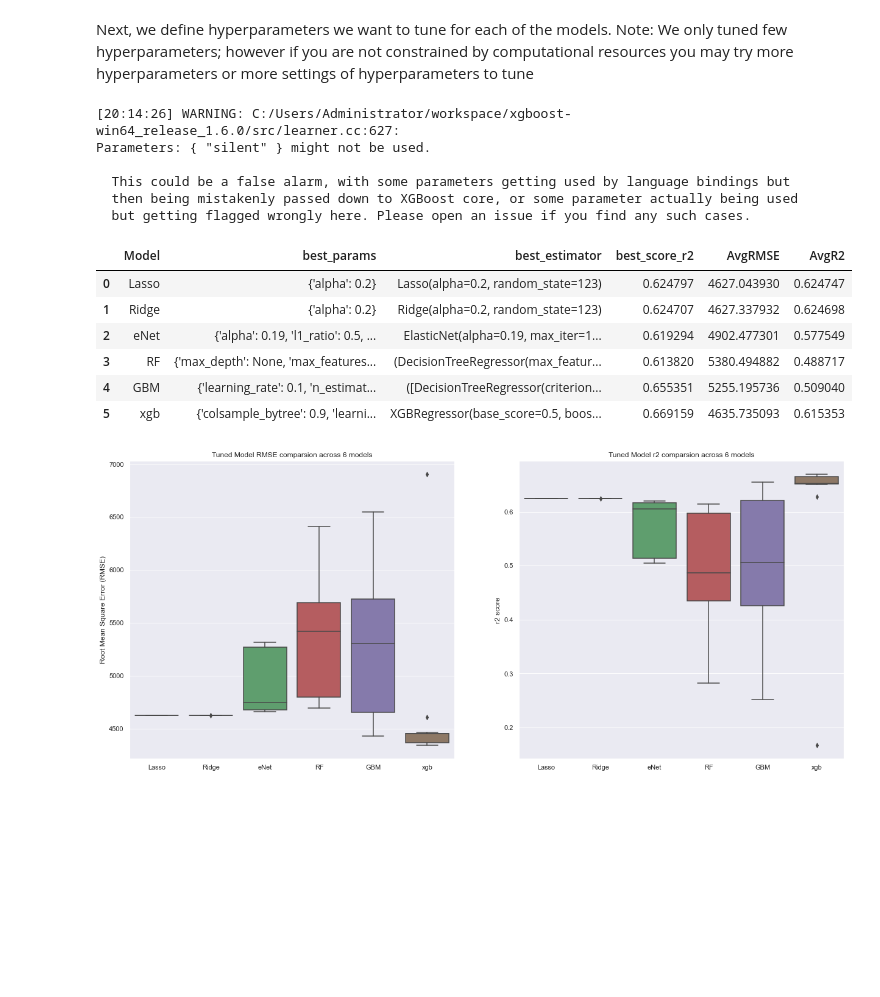
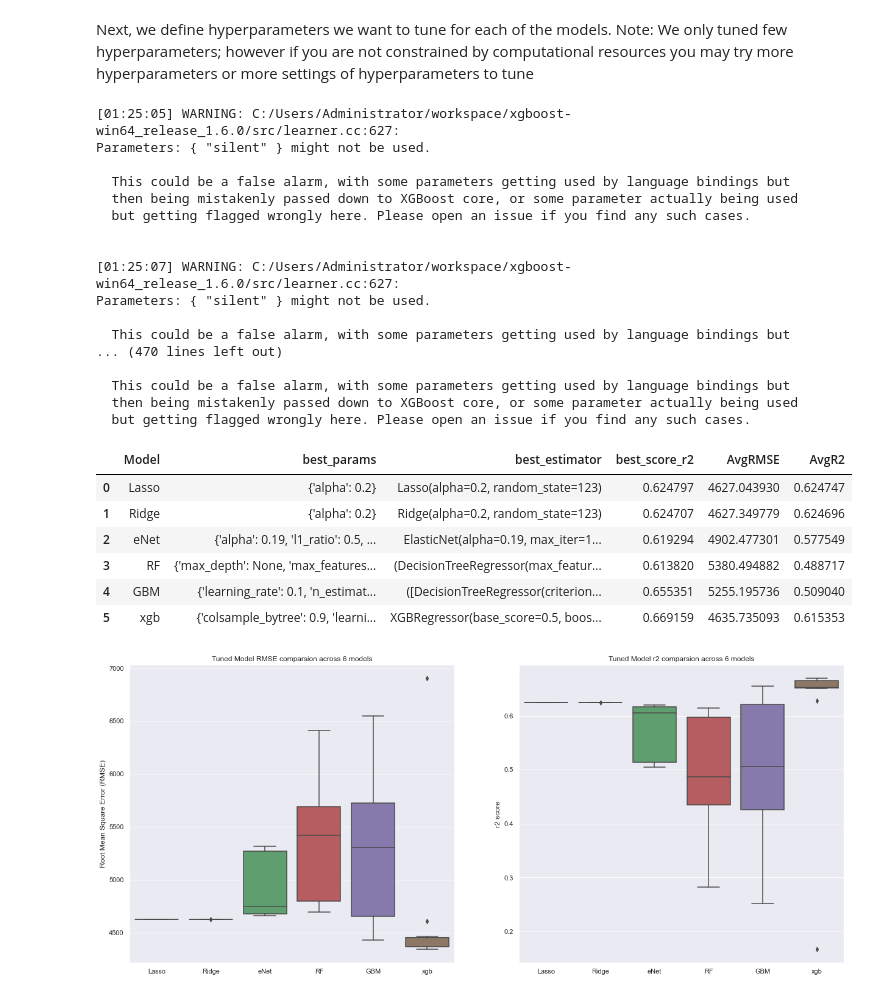
Before and after one commit to nipun-goyal/Residential-Energy-Consumption-Prediction, a Jupyter notebook: 1.0-Residential-Energy-Modeling.ipynb, the cells around one changed output. Saved outputs shown, nothing was run; the diff lists cells and outputs as text; code cells hidden in the pictures; blank space fills up the shorter version.

Commit message:
model updated

```diff
--- a/1.0-Residential-Energy-Modeling.ipynb
+++ b/1.0-Residential-Energy-Modeling.ipynb
@@ -1449,36 +1436,47 @@ param6['silent'] = [0]
 params = [param1, param2, param3, param4, param5, param6]
 names_tunedmodels = []
 best_params = []
 best_score = []
 best_estimator = []
 avg_RMSE = []
 RMSE_tunedmodels = []
 avg_R2 = []
 R2_tunedmodels = []
 for param, (name_t, model_t) in zip(params, models_tuned):
-    gridsearch = GridSearchCV(estimator = model_t, param_grid = param, scoring=scoring, cv=5, n_jobs = -1, refit = 'r2')
+    gridsearch = GridSearchCV(estimator = model_t, param_grid = param, scoring=scoring, cv=5, n_jobs = None, refit = 'r2')
     gridsearch.fit(X_train_transformed, y_train)
     best_params.append(gridsearch.best_params_)
     best_score.append(gridsearch.best_score_)
     best_estimator.append(gridsearch.best_estimator_)
     avg_RMSE.append(np.mean(gridsearch.cv_results_['mean_test_rmse']*-1))
     avg_R2.append(np.mean(gridsearch.cv_results_['mean_test_r2']))
     RMSE_tunedmodels.append(gridsearch.cv_results_['mean_test_rmse']*-1)
     R2_tunedmodels.append(gridsearch.cv_results_['mean_test_r2'])
     names_tunedmodels.append(name_t)
 list_of_models = list(zip(names_tunedmodels, best_params, best_estimator, best_score, avg_RMSE, avg_R2))
 df_models_tuned = pd.DataFrame(list_of_models, columns = ['Model', 'best_params', 'best_estimator', 'best_score_r2', 'AvgRMSE', 'AvgR2'])
 df_models_tuned
 # %% [output]
-[20:14:26] WARNING: C:/Users/Administrator/workspace/xgboost-win64_release_1.6.0/src/learner.cc:627:
+[01:25:05] WARNING: C:/Users/Administrator/workspace/xgboost-win64_release_1.6.0/src/learner.cc:627:
 Parameters: { "silent" } might not be used.
 
   This could be a false alarm, with some parameters getting used by language bindings but
   then being mistakenly passed down to XGBoost core, or some parameter actually being used
   but getting flagged wrongly here. Please open an issue if you find any such cases.
+
+
+[01:25:07] WARNING: C:/Users/Administrator/workspace/xgboost-win64_release_1.6.0/src/learner.cc:627:
+Parameters: { "silent" } might not be used.
+
+  This could be a false alarm, with some parameters getting used by language bindings but
+... (470 lines left out)
+
+  This could be a false alarm, with some parameters getting used by language bindings but
+  then being mistakenly passed down to XGBoost core, or some parameter actually being used
+  but getting flagged wrongly here. Please open an issue if you find any such cases.
 |  | Model | best_params | best_estimator | best_score_r2 | AvgRMSE | AvgR2 |
 | 0 | Lasso | {'alpha': 0.2} | Lasso(alpha=0.2, random_state=123) | 0.624797 | 4627.043930 | 0.624747 |
-| 1 | Ridge | {'alpha': 0.2} | Ridge(alpha=0.2, random_state=123) | 0.624707 | 4627.337932 | 0.624698 |
+| 1 | Ridge | {'alpha': 0.2} | Ridge(alpha=0.2, random_state=123) | 0.624707 | 4627.349779 | 0.624696 |
 | 2 | eNet | {'alpha': 0.19, 'l1_ratio': 0.5, ... | ElasticNet(alpha=0.19, max_iter=1... | 0.619294 | 4902.477301 | 0.577549 |
 | 3 | RF | {'max_depth': None, 'max_features... | (DecisionTreeRegressor(max_featur... | 0.613820 | 5380.494882 | 0.488717 |
 | 4 | GBM | {'learning_rate': 0.1, 'n_estimat... | ([DecisionTreeRegressor(criterion... | 0.655351 | 5255.195736 | 0.509040 |
```
Also changed, not shown: parts of 15 cells of this notebook.
